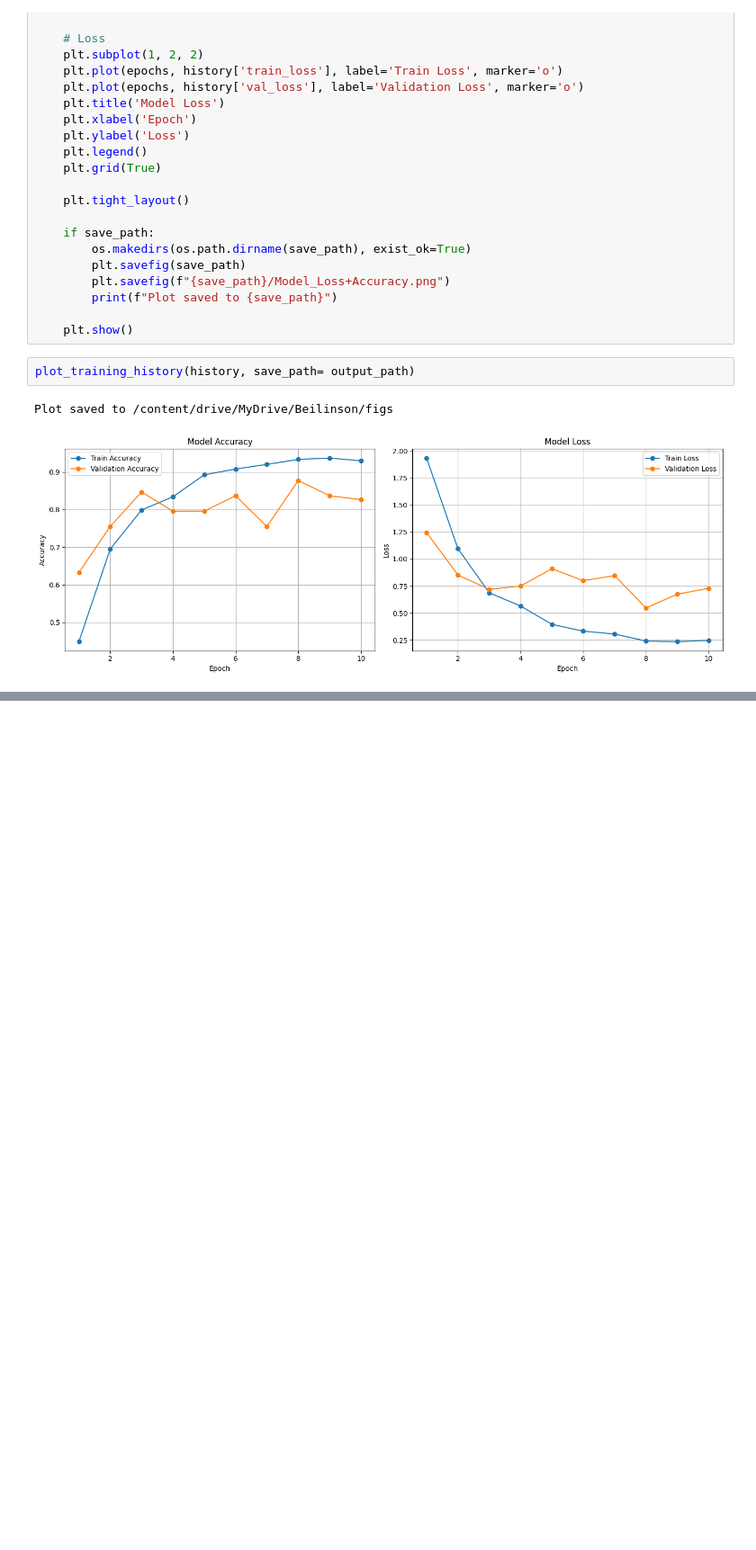
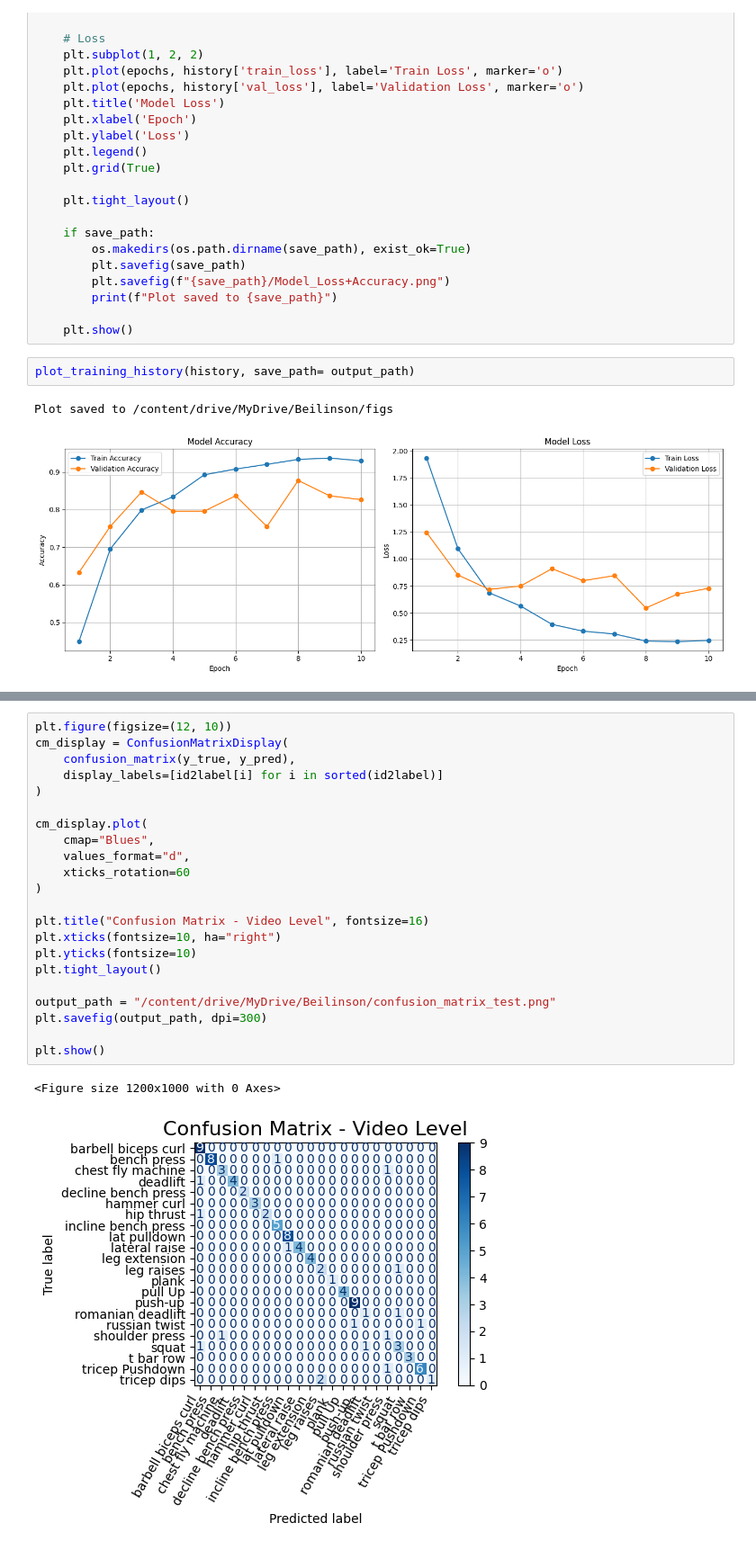
Before and after one commit to ShannieChacham/Workout_Exercises_Video_Classifier, a Jupyter notebook: Shannie_Chacham.ipynb, the cells around one changed output, grey strips where cells are left out. Shown at 90% size. Drawn from its saved outputs; the diff is of its cells as text; blank space fills up the shorter version.

```diff
--- a/Shannie_Chacham.ipynb
+++ b/Shannie_Chacham.ipynb
@@ -1278,0 +1342,25 @@ Plot saved to /content/drive/MyDrive/Beilinson/figs
+# %%
+plt.figure(figsize=(12, 10))
+cm_display = ConfusionMatrixDisplay(
+    confusion_matrix(y_true, y_pred),
+    display_labels=[id2label[i] for i in sorted(id2label)]
+)
+
+cm_display.plot(
+    cmap="Blues",
+    values_format="d",
+    xticks_rotation=60
+)
+
+plt.title("Confusion Matrix - Video Level", fontsize=16)
+plt.xticks(fontsize=10, ha="right")
+plt.yticks(fontsize=10)
+plt.tight_layout()
+
+output_path = "/content/drive/MyDrive/Beilinson/confusion_matrix_test.png"
+plt.savefig(output_path, dpi=300)
+
+plt.show()
+# %% [output]
+<Figure size 1200x1000 with 0 Axes>
+[figure, added]
```
Also changed, not shown: parts of 19 cells of this notebook.
